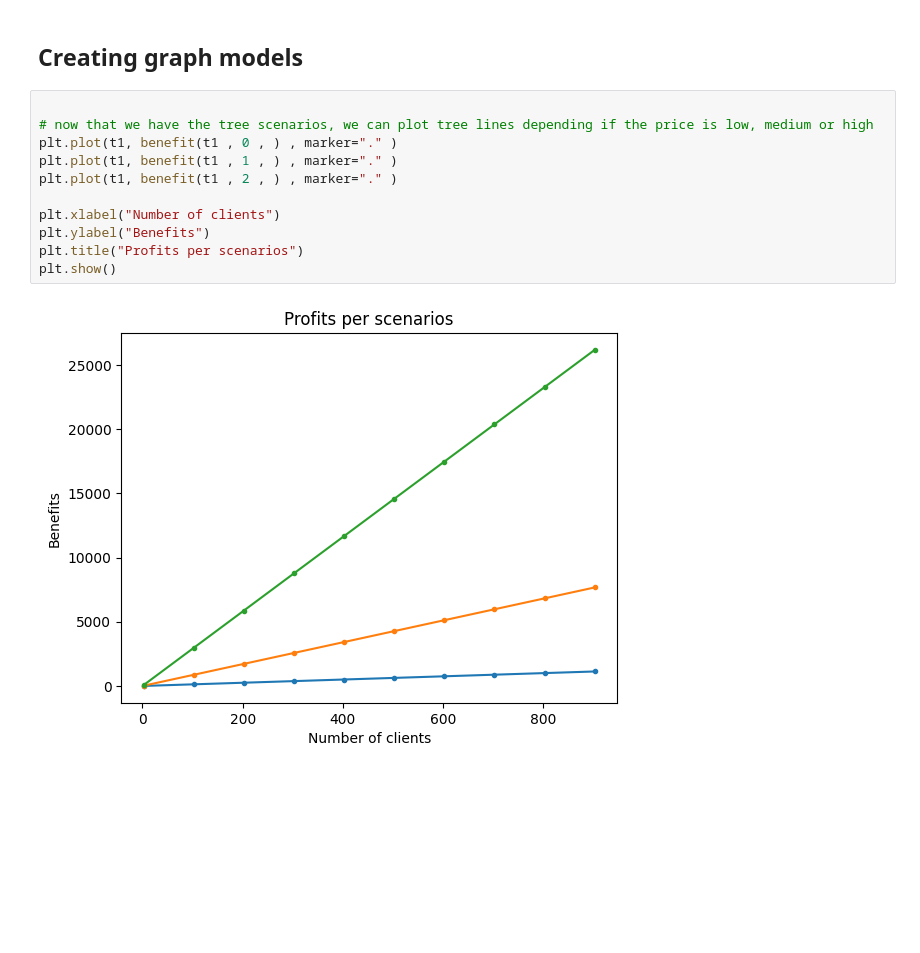
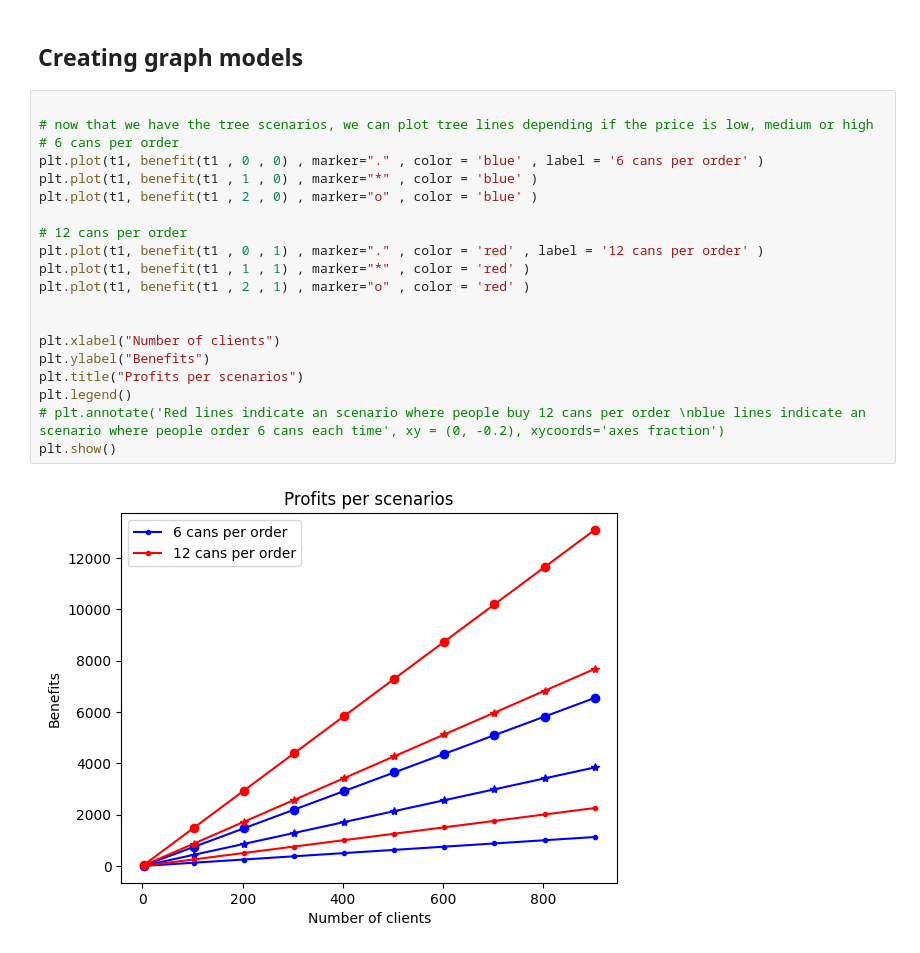
Before and after one commit to chopper210397/Lydemar, a Jupyter notebook: eda_lima_business_case.ipynb, the cells around one changed output. Cells and saved outputs as stored; diff of their text form; blank space fills up the shorter version.

Commit message:
plots with a better visualization, 6 and 12 cans scenarios

```diff
--- a/eda_lima_business_case.ipynb
+++ b/eda_lima_business_case.ipynb
@@ -34,13 +34,22 @@ t1 = np.arange(prices[0], 1000 , 100)
 # %%
 
 # now that we have the tree scenarios, we can plot tree lines depending if the price is low, medium or high
-plt.plot(t1, benefit(t1 , 0 , ) , marker="." )
-plt.plot(t1, benefit(t1 , 1 , ) , marker="." )
-plt.plot(t1, benefit(t1 , 2 , ) , marker="." )
+# 6 cans per order
+plt.plot(t1, benefit(t1 , 0 , 0) , marker="." , color = 'blue' , label = '6 cans per order' )
+plt.plot(t1, benefit(t1 , 1 , 0) , marker="*" , color = 'blue' )
+plt.plot(t1, benefit(t1 , 2 , 0) , marker="o" , color = 'blue' )
+
+# 12 cans per order
+plt.plot(t1, benefit(t1 , 0 , 1) , marker="." , color = 'red' , label = '12 cans per order' )
+plt.plot(t1, benefit(t1 , 1 , 1) , marker="*" , color = 'red' )
+plt.plot(t1, benefit(t1 , 2 , 1) , marker="o" , color = 'red' )
+
 
 plt.xlabel("Number of clients")
 plt.ylabel("Benefits")
 plt.title("Profits per scenarios")
+plt.legend()
+# plt.annotate('Red lines indicate an scenario where people buy 12 cans per order \nblue lines indicate an scenario where people order 6 cans each time', xy = (0, -0.2), xycoords='axes fraction')
 plt.show()
 # %% [output]
-[figure, old version]
+[figure, new version]
```
